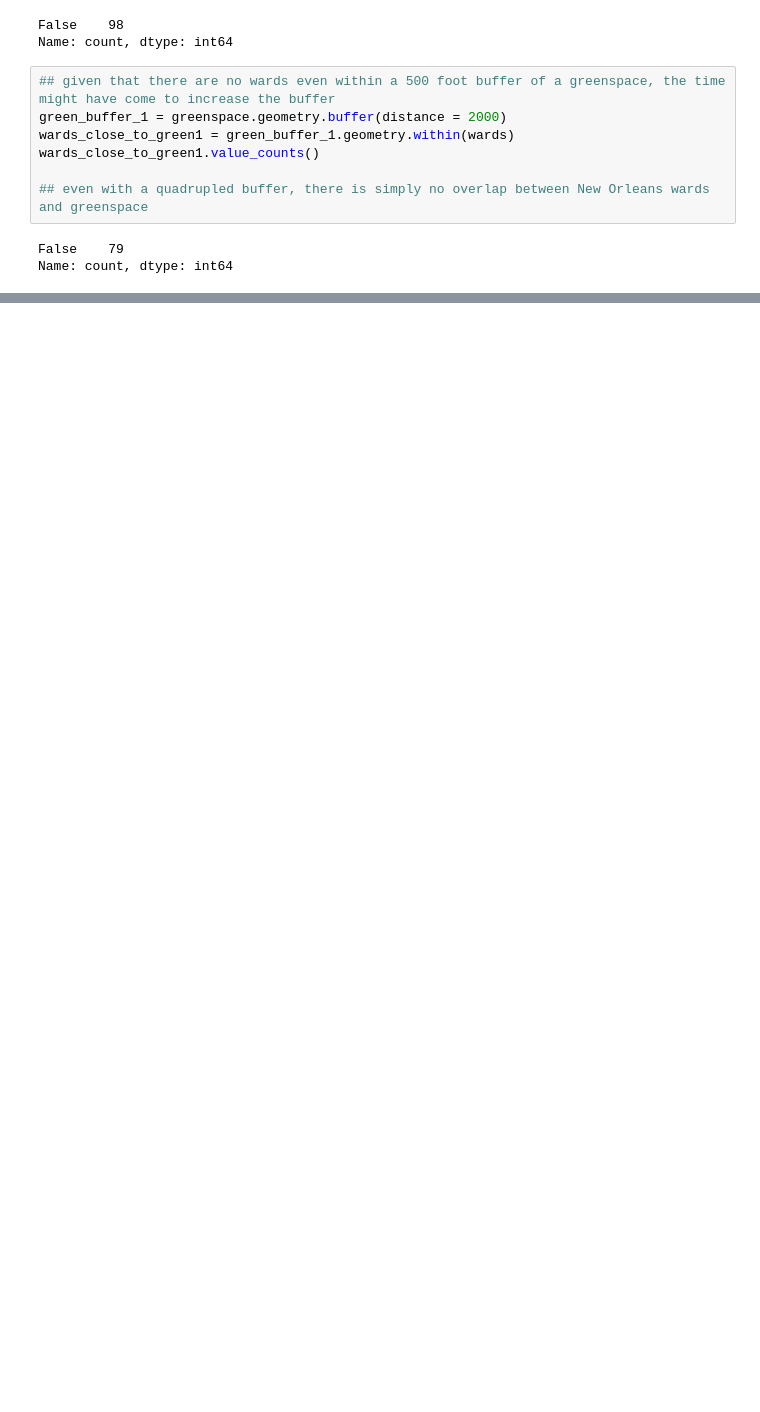
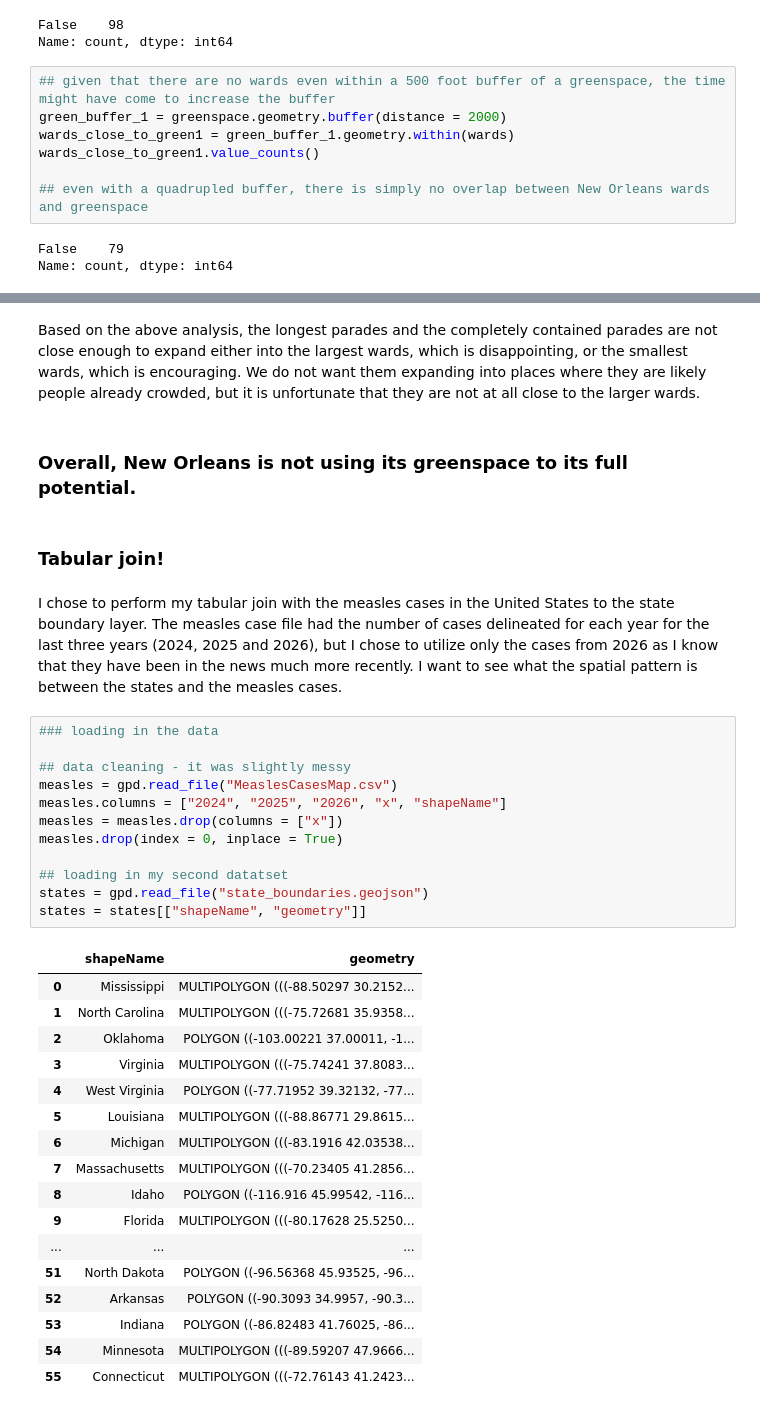
Before and after one commit to arhorton/geog592-arhorton, a Jupyter notebook: homework/week07/arhorton-hw08.ipynb, the cells around one changed output, grey strips where cells are left out. Cells and saved outputs as stored; diff of their text form; blank space fills up the shorter version.

```diff
--- a/homework/week07/arhorton-hw08.ipynb
+++ b/homework/week07/arhorton-hw08.ipynb
@@ -201,0 +265,38 @@ ward_five
+# %% [markdown]
+Based on the above analysis, the longest parades and the completely contained parades are not close enough to expand either into the largest wards, which is disappointing, or the smallest wards, which is encouraging. We do not want them expanding into places where they are likely people already crowded, but it is unfortunate that they are not at all close to the larger wards.
+# %% [markdown]
+### Overall, New Orleans is not using its greenspace to its full potential.
+# %% [markdown]
+### Tabular join!
+# %% [markdown]
+I chose to perform my tabular join with the measles cases in the United States to the state boundary layer. The measles case file had the number of cases delineated for each year for the last three years (2024, 2025 and 2026), but I chose to utilize only the cases from 2026 as I know that they have been in the news much more recently. I want to see what the spatial pattern is between the states and the measles cases.
+# %%
+### loading in the data
+
+## data cleaning - it was slightly messy
+measles = gpd.read_file("MeaslesCasesMap.csv")
+measles.columns = ["2024", "2025", "2026", "x", "shapeName"]
+measles = measles.drop(columns = ["x"])
+measles.drop(index = 0, inplace = True)
+
+## loading in my second datatset
+states = gpd.read_file("state_boundaries.geojson")
+states = states[["shapeName", "geometry"]]
+# %% [output]
+|  | shapeName | geometry |
+| 0 | Mississippi | MULTIPOLYGON (((-88.50297 30.2152... |
+| 1 | North Carolina | MULTIPOLYGON (((-75.72681 35.9358... |
+| 2 | Oklahoma | POLYGON ((-103.00221 37.00011, -1... |
+| 3 | Virginia | MULTIPOLYGON (((-75.74241 37.8083... |
+| 4 | West Virginia | POLYGON ((-77.71952 39.32132, -77... |
+| 5 | Louisiana | MULTIPOLYGON (((-88.86771 29.8615... |
+| 6 | Michigan | MULTIPOLYGON (((-83.1916 42.03538... |
+| 7 | Massachusetts | MULTIPOLYGON (((-70.23405 41.2856... |
+| 8 | Idaho | POLYGON ((-116.916 45.99542, -116... |
+| 9 | Florida | MULTIPOLYGON (((-80.17628 25.5250... |
+| ... | ... | ... |
+| 51 | North Dakota | POLYGON ((-96.56368 45.93525, -96... |
+| 52 | Arkansas | POLYGON ((-90.3093 34.9957, -90.3... |
+| 53 | Indiana | POLYGON ((-86.82483 41.76025, -86... |
+| 54 | Minnesota | MULTIPOLYGON (((-89.59207 47.9666... |
+| 55 | Connecticut | MULTIPOLYGON (((-72.76143 41.2423... |
```
Also changed, not shown: parts of 26 cells of this notebook, 6 other files.
